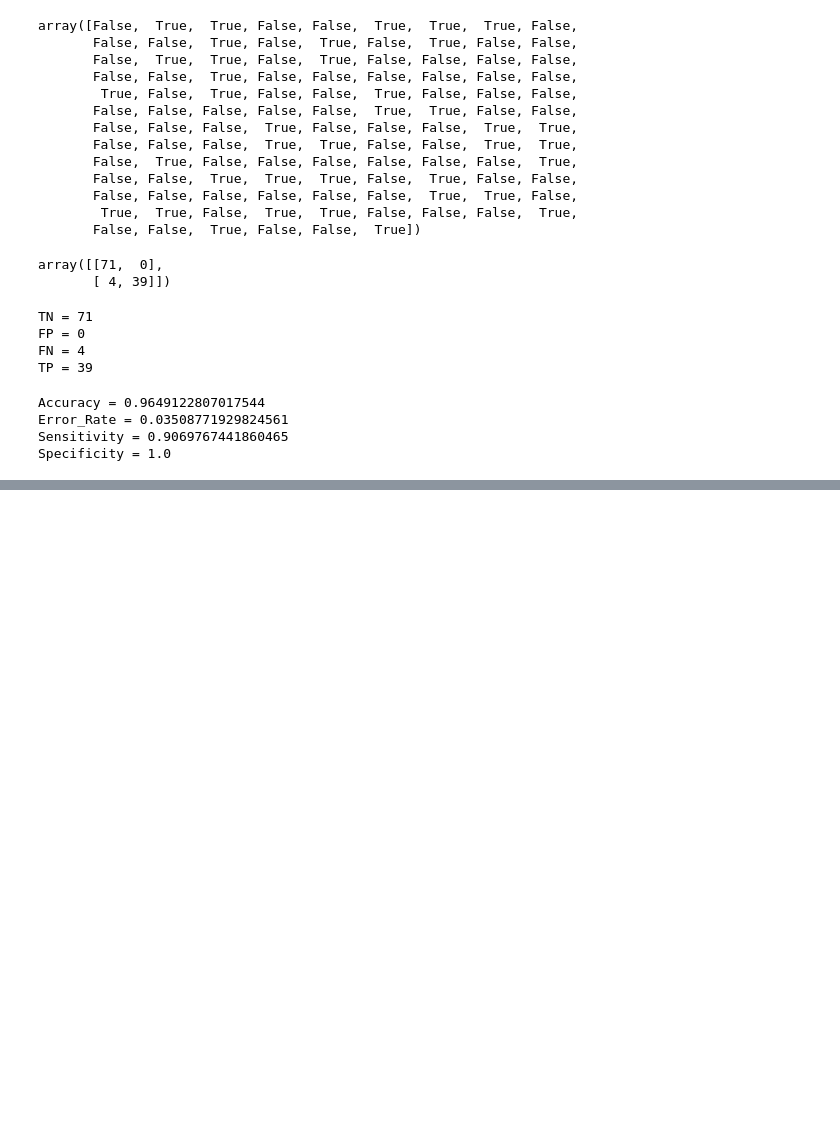
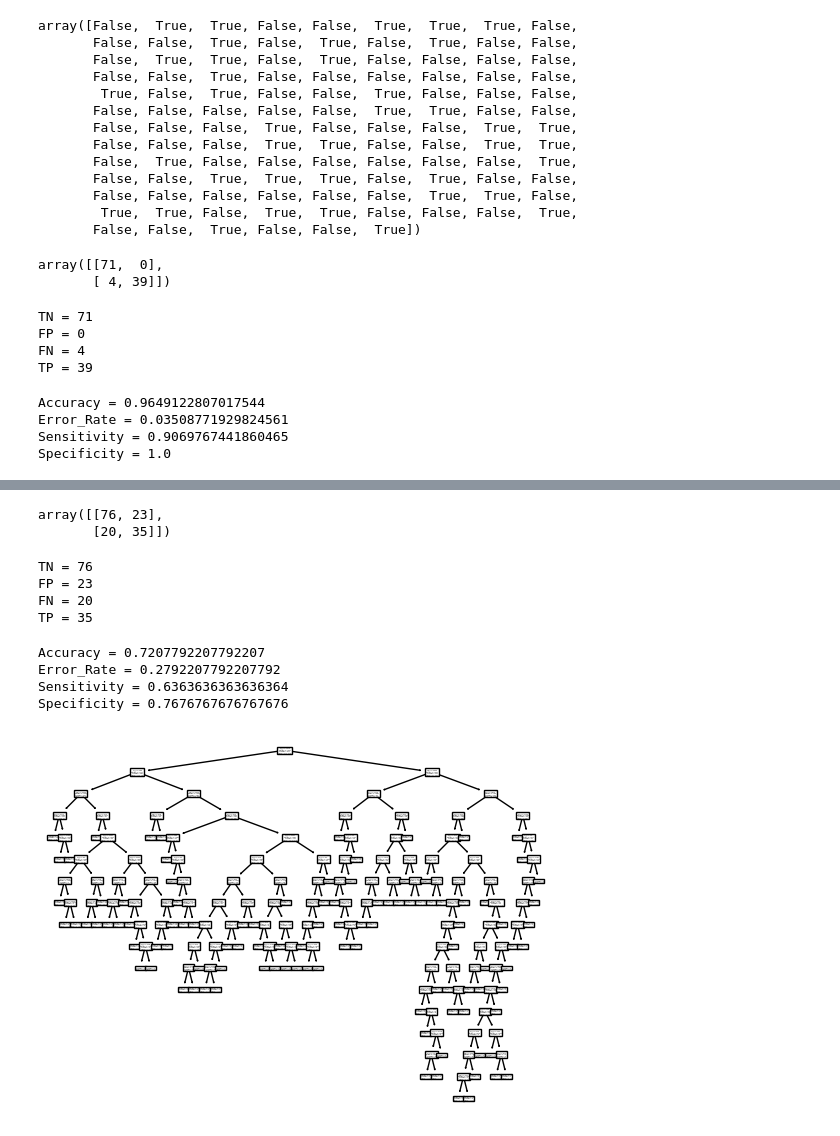
Before and after one commit to prince-gaudani/lj-sem_4, a Jupyter notebook: Python-II/T2/CH-5.ipynb, the cells around one changed output, grey strips where cells are left out. Saved outputs shown, nothing was run; the diff lists cells and outputs as text; code cells hidden in the pictures; blank space fills up the shorter version.

```diff
--- a/Python-II/T2/CH-5.ipynb
+++ b/Python-II/T2/CH-5.ipynb
@@ -410,0 +586,7 @@ Specificity = 1.0
+# %%
+y=df['Outcome']
+x=df[['Pregnancies', 'Glucose', 'BloodPressure', 'SkinThickness', 'Insulin',
+       'BMI', 'DiabetesPedigreeFunction', 'Age']]
+# %%
+from sklearn.model_selection import train_test_split
+x_train,x_test,y_train,y_test=train_test_split(x,y,test_size=0.2,random_state=42)
@@ -410,0 +603,5 @@ Specificity = 1.0
+# %%
+from sklearn.tree import DecisionTreeClassifier,plot_tree
+model=DecisionTreeClassifier(criterion='entropy',max_depth=20,random_state=42)
+# %%
+model.fit(x_train,y_train)
@@ -410,0 +621,38 @@ Specificity = 1.0
+# %%
+from sklearn.metrics import confusion_matrix
+cm=confusion_matrix(y_test,y_pred)
+cm
+# %% [output]
+array([[76, 23],
+       [20, 35]])
+# %%
+TN=cm[0][0]
+FP=cm[0][1]
+FN=cm[1][0]
+TP=cm[1][1]
+print('TN =',TN)
+print('FP =',FP)
+print('FN =',FN)
+print('TP =',TP)
+# %% [output]
+TN = 76
+FP = 23
+FN = 20
+TP = 35
+# %%
+TOTAL=TP+TN+FP+FN
+print("Accuracy =",(TP+TN)/TOTAL)
+print("Error_Rate =",(FP+FN)/TOTAL)
+print("Sensitivity =",(TP)/(TP+FN))
+print("Specificity =",(TN)/(TN+FP))
+# %% [output]
+Accuracy = 0.7207792207792207
+Error_Rate = 0.2792207792207792
+Sensitivity = 0.6363636363636364
+Specificity = 0.7676767676767676
+# %%
+import matplotlib.pyplot as plt
+plot_tree(model)
+plt.show()
+# %% [output]
+[figure, added]
```
Also changed, not shown: parts of 77 cells of this notebook.
